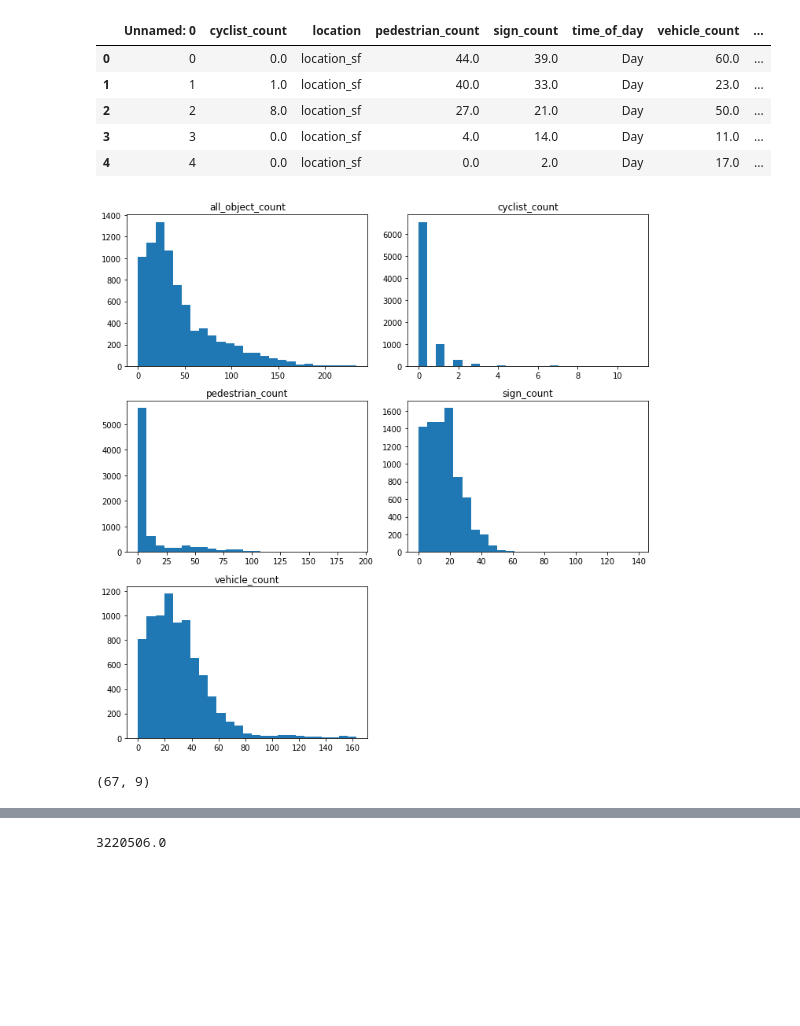
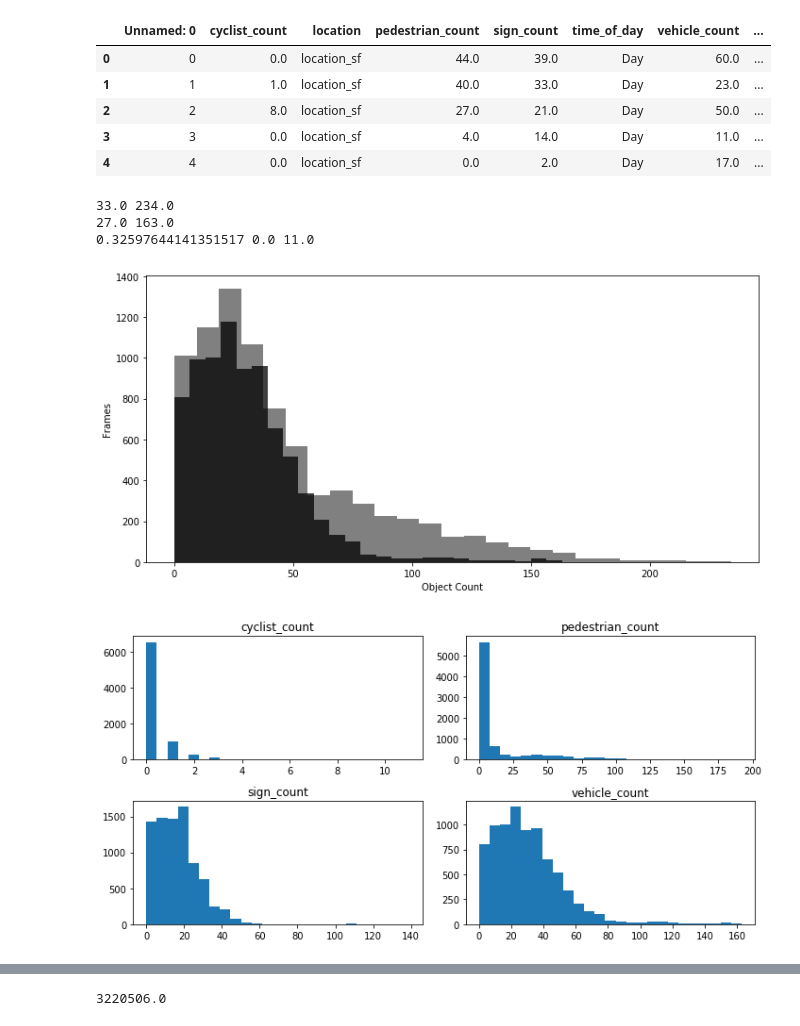
Before and after one commit to kittyschulz/Exploring-Waymo-Open-Dataset, a Jupyter notebook: Waymo-Frame-EDA.ipynb, the cells around one changed output, grey strips where cells are left out. Drawn from its saved outputs; the diff is of its cells as text; code cells hidden in the pictures; blank space fills up the shorter version.

```diff
--- a/Waymo-Frame-EDA.ipynb
+++ b/Waymo-Frame-EDA.ipynb
@@ -24,7 +23,7 @@ frames_df = pd.read_csv('frames8k.csv')
 frames_df = frames_df.drop(['unknown_count'],axis=1)
 # %%
 frames_df['all_object_count'] = frames_df['pedestrian_count'] + frames_df['cyclist_count'] + frames_df['vehicle_count']
-count_columns = ['cyclist_count', 'pedestrian_count', 'sign_count', 'vehicle_count', 'all_object_count']
+count_columns = ['cyclist_count', 'pedestrian_count', 'sign_count', 'vehicle_count']
 # %%
 frames_df.head()
 # %% [output]
@@ -34,8 +33,24 @@ frames_df.head()
 | 2 | 2 | 8.0 | location_sf | 27.0 | 21.0 | Day | 50.0 | ... |
 | 3 | 3 | 0.0 | location_sf | 4.0 | 14.0 | Day | 11.0 | ... |
 | 4 | 4 | 0.0 | location_sf | 0.0 | 2.0 | Day | 17.0 | ... |
+# %%
+frames_df['all_object_count'].hist(bins=25, grid=False, figsize=(10,5), color='grey')
+frames_df['vehicle_count'].hist(bins=25, grid=False, figsize=(10,5), alpha=0.75, color='black')
+plt.xlabel('Object Count')
+plt.ylabel('Frames')
+plt.tight_layout()
+
+print(frames_df['all_object_count'].median(), frames_df['all_object_count'].max())
+print(frames_df['vehicle_count'].median(), frames_df['vehicle_count'].max())
+print(frames_df['cyclist_count'].mean(), frames_df['cyclist_count'].median(), frames_df['cyclist_count'].max())
+# %% [output]
+33.0 234.0
+27.0 163.0
+0.32597644141351517 0.0 11.0
+[figure, added]
 # %%
-frames_df[count_columns].hist(bins=25, figsize=(10, 10), grid=False)
+
+frames_df[count_columns].hist(bins=25, grid=False, figsize=(10,5))
 plt.tight_layout()
 # %% [output]
-[figure, old version]
+[figure, new version]
@@ -46,4 +56,0 @@ plt.tight_layout()
-# %%
-frames_df[frames_df['weather'] == 'rain'].shape
-# %% [output]
-(67, 9)
```
Also changed, not shown: parts of 17 cells of this notebook, 1 other file.
